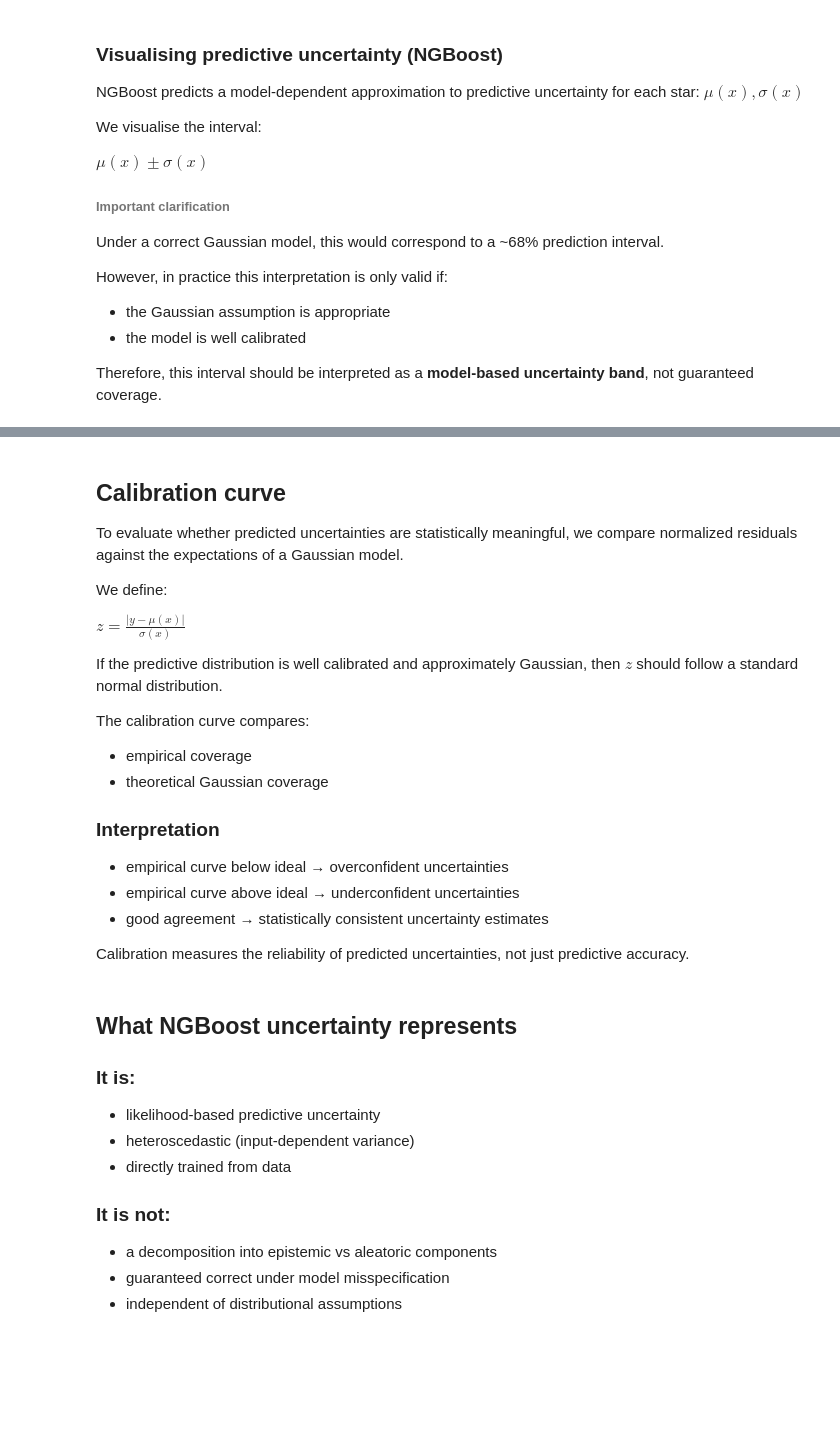
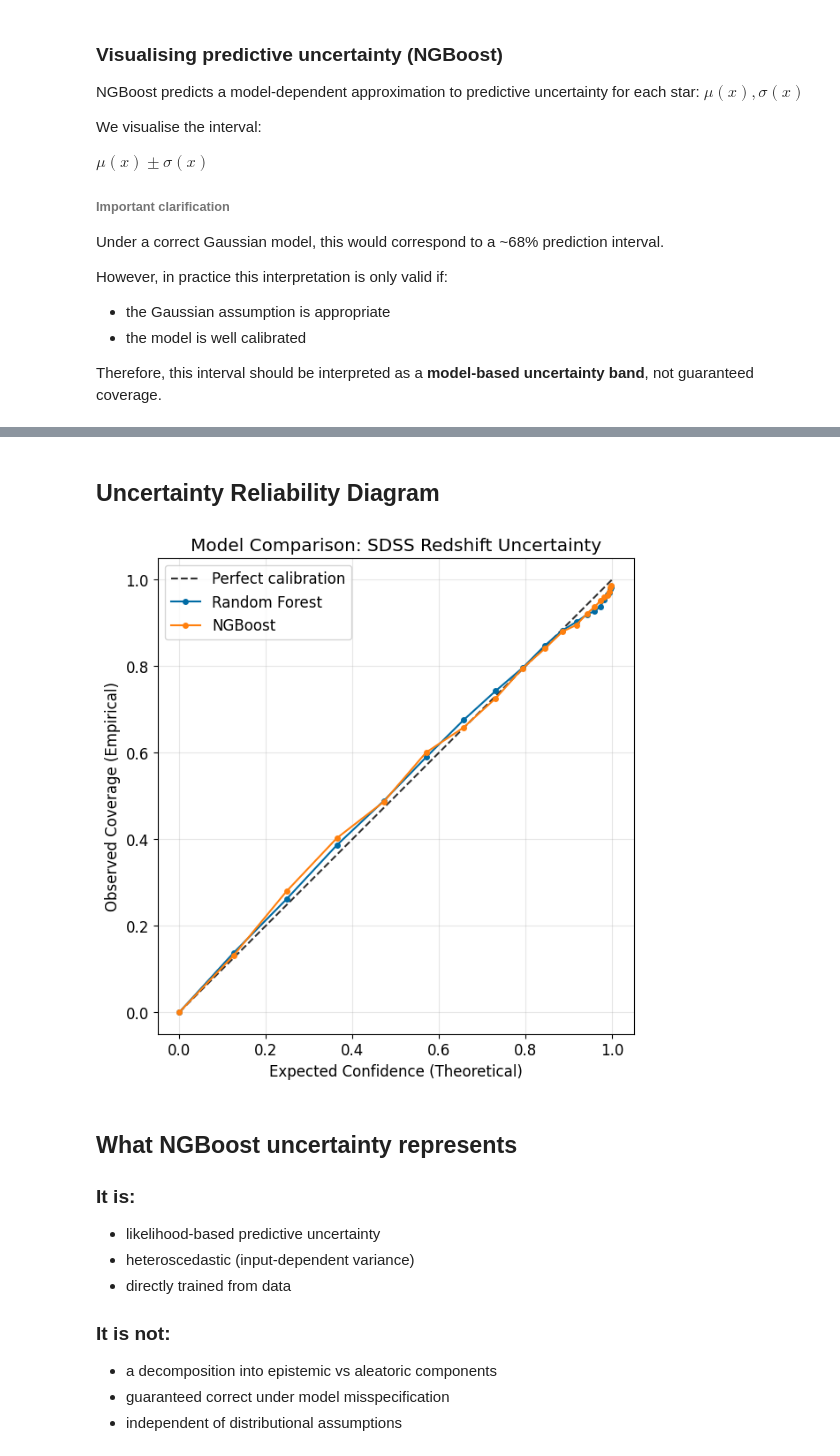
Before and after one commit to marco-celoria/ML4Astrophysics, a Jupyter notebook: lectures/notebook_3.ipynb, the cells around one changed output, grey strips where cells are left out. Cells and saved outputs as stored; diff of their text form; code cells hidden in the pictures; blank space fills up the shorter version.

```diff
--- a/lectures/notebook_3.ipynb
+++ b/lectures/notebook_3.ipynb
@@ -1042,25 +973,0 @@ print("NGBoost Approximate Gaussian NLL:",
-# %% [markdown]
-## Calibration curve
-
-To evaluate whether predicted uncertainties are statistically meaningful, we compare normalized residuals against the expectations of a Gaussian model.
-
-We define:
-
-$
-z = \frac{|y - \mu(x)|}{\sigma(x)}
-$
-
-If the predictive distribution is well calibrated and approximately Gaussian, then $z$ should follow a standard normal distribution.
-
-The calibration curve compares:
-
-- empirical coverage
-- theoretical Gaussian coverage
-
-### Interpretation
-
-- empirical curve below ideal → overconfident uncertainties
-- empirical curve above ideal → underconfident uncertainties
-- good agreement → statistically consistent uncertainty estimates
-
-Calibration measures the reliability of predicted uncertainties, not just predictive accuracy.
@@ -1087,10 +974,11 @@ plt.show()
+# %% [markdown]
+## Uncertainty Reliability Diagram
 # %%
-reliability_diagram(
-    y_test,
-    ngb_mean_pred_test,
-    ngb_std_pred_test,
-    model_name="NGBoost"
-)
+ngb_theo, ngb_emp = get_calibration_metrics(y_test, ngb_mean_pred_test, ngb_std_pred_test)
+comparison_dict["NGBoost"] =  (ngb_theo, ngb_emp)
+plot_reliability_diagram(comparison_dict, title="Model Comparison: SDSS Redshift Uncertainty")
+# %% [output]
+[figure, added]
 # %% [markdown]
 ## What NGBoost uncertainty represents
 
```
Also changed, not shown: parts of 38 cells of this notebook, 4 other files.
